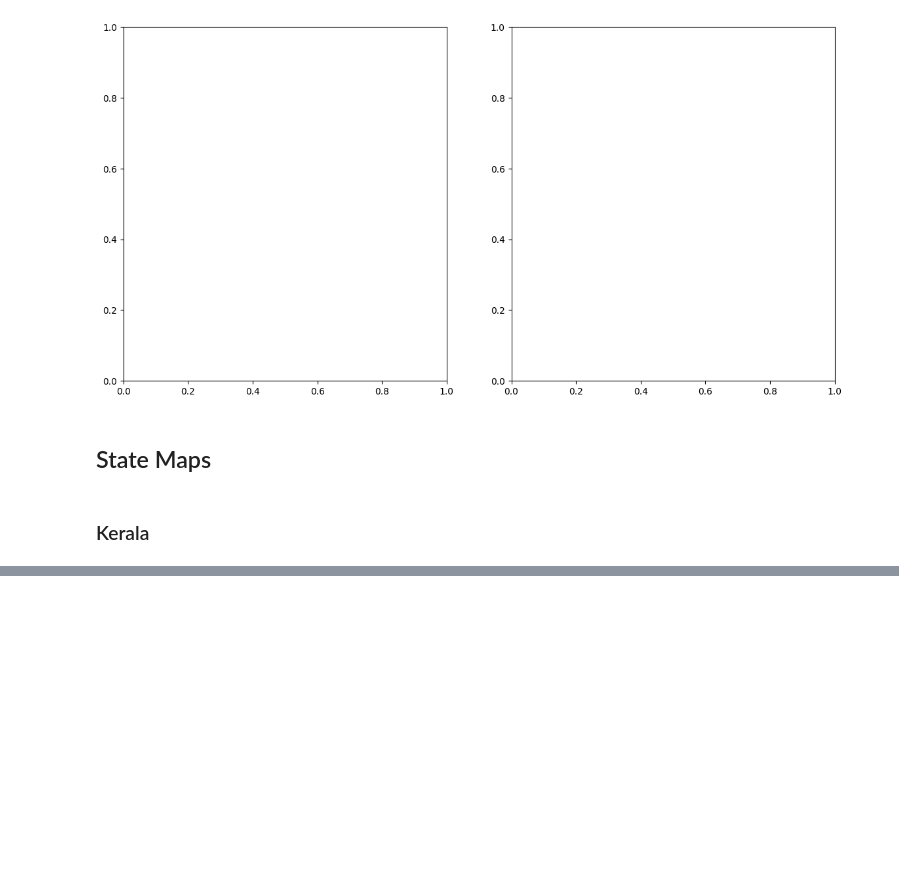
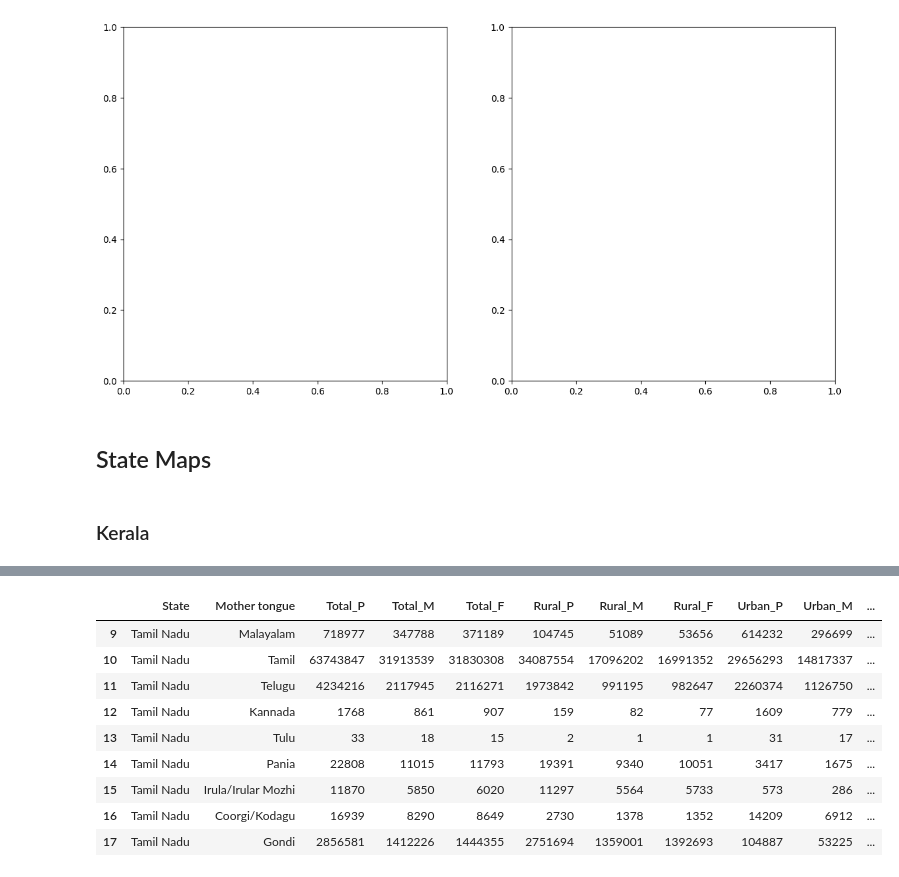
Before and after one commit to squishridyvi/mood-tracker, a Jupyter notebook: Geographical Distribution of Dravidian Languages-Census-C-16.ipynb, the cells around one changed output, grey strips where cells are left out. Cells and saved outputs as stored; diff of their text form; code cells hidden in the pictures; blank space fills up the shorter version.

```diff
--- a/Geographical Distribution of Dravidian Languages-Census-C-16.ipynb
+++ b/Geographical Distribution of Dravidian Languages-Census-C-16.ipynb
@@ -1783,0 +1798,14 @@ state_df
+# %%
+tamil_nadu_df = state_df[state_df["State"] == "Tamil Nadu"]
+tamil_nadu_df
+# %% [output]
+|  | State | Mother tongue | Total_P | Total_M | Total_F | Rural_P | Rural_M | Rural_F | Urban_P | Urban_M | ... |
+| 9 | Tamil Nadu | Malayalam | 718977 | 347788 | 371189 | 104745 | 51089 | 53656 | 614232 | 296699 | ... |
+| 10 | Tamil Nadu | Tamil | 63743847 | 31913539 | 31830308 | 34087554 | 17096202 | 16991352 | 29656293 | 14817337 | ... |
+| 11 | Tamil Nadu | Telugu | 4234216 | 2117945 | 2116271 | 1973842 | 991195 | 982647 | 2260374 | 1126750 | ... |
+| 12 | Tamil Nadu | Kannada | 1768 | 861 | 907 | 159 | 82 | 77 | 1609 | 779 | ... |
+| 13 | Tamil Nadu | Tulu | 33 | 18 | 15 | 2 | 1 | 1 | 31 | 17 | ... |
+| 14 | Tamil Nadu | Pania | 22808 | 11015 | 11793 | 19391 | 9340 | 10051 | 3417 | 1675 | ... |
+| 15 | Tamil Nadu | Irula/Irular Mozhi | 11870 | 5850 | 6020 | 11297 | 5564 | 5733 | 573 | 286 | ... |
+| 16 | Tamil Nadu | Coorgi/Kodagu | 16939 | 8290 | 8649 | 2730 | 1378 | 1352 | 14209 | 6912 | ... |
+| 17 | Tamil Nadu | Gondi | 2856581 | 1412226 | 1444355 | 2751694 | 1359001 | 1392693 | 104887 | 53225 | ... |
```
Also changed, not shown: parts of 3 cells of this notebook.
